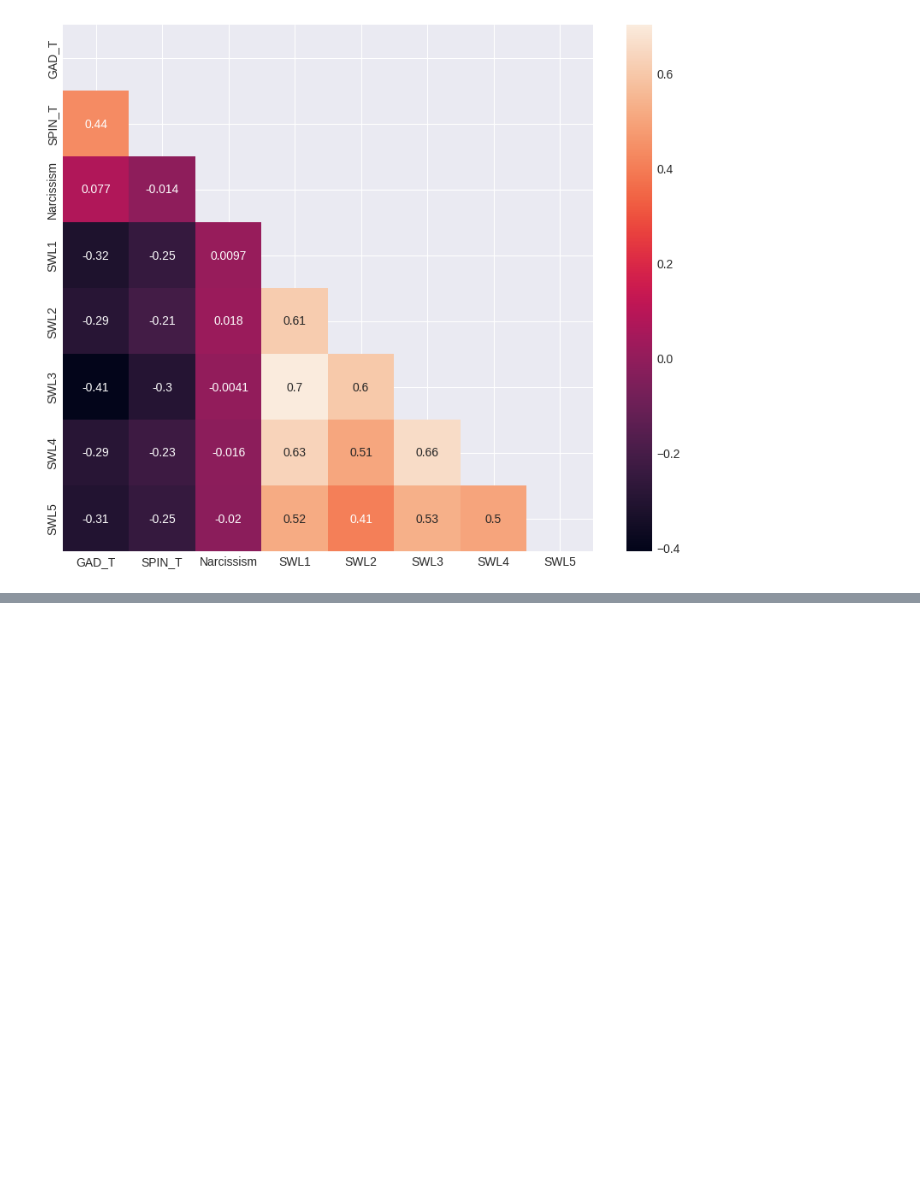
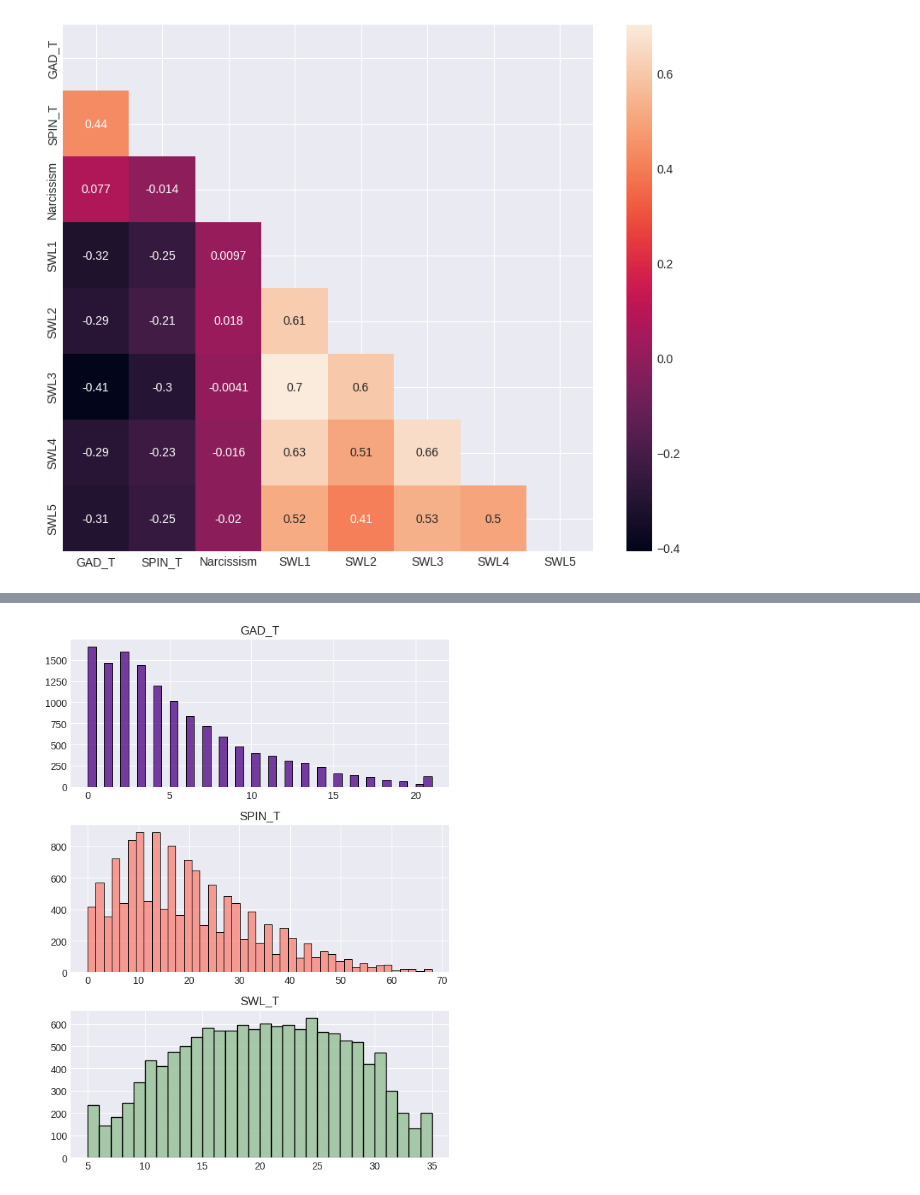
Before and after one commit to aubergeeen/ML_final_project, a Jupyter notebook: ml-fin.ipynb, the cells around one changed output, grey strips where cells are left out. Saved outputs shown, nothing was run; the diff lists cells and outputs as text; code cells hidden in the pictures; blank space fills up the shorter version.

```diff
--- a/ml-fin.ipynb
+++ b/ml-fin.ipynb
@@ -294,0 +259,25 @@ plt.show()
+# %%
+##      ДАЛЬШЕ ПОСМОТРИМ НА РАСПРЕДЕЛЕНИЯ
+
+fig, axes = plt.subplots(3, figsize=(6, 8))
+
+# распределение GAD_T (общая тревожность)
+sns.histplot(data=df, x="GAD_T", ax=axes[0], color="indigo")
+axes[0].set_title('GAD_T')
+axes[0].set_ylabel('')
+axes[0].set_xlabel('')
+
+# распределение SPIN_T (социальная тревожность)
+sns.histplot(data=df, x="SPIN_T", ax=axes[1], color="salmon")
+axes[1].set_title('SPIN_T')
+axes[1].set_ylabel('')
+axes[1].set_xlabel('')
+
+# распределение SWL_T (удовлетворенность жизнью)
+sns.histplot(data=df, x="SWL_T", ax=axes[2], color="darkseagreen")
+axes[2].set_title('SWL_T')
+axes[2].set_ylabel('')
+axes[2].set_xlabel('')
+plt.tight_layout()
+# %% [output]
+[figure, added]
```
Also changed, not shown: parts of 25 cells of this notebook.
